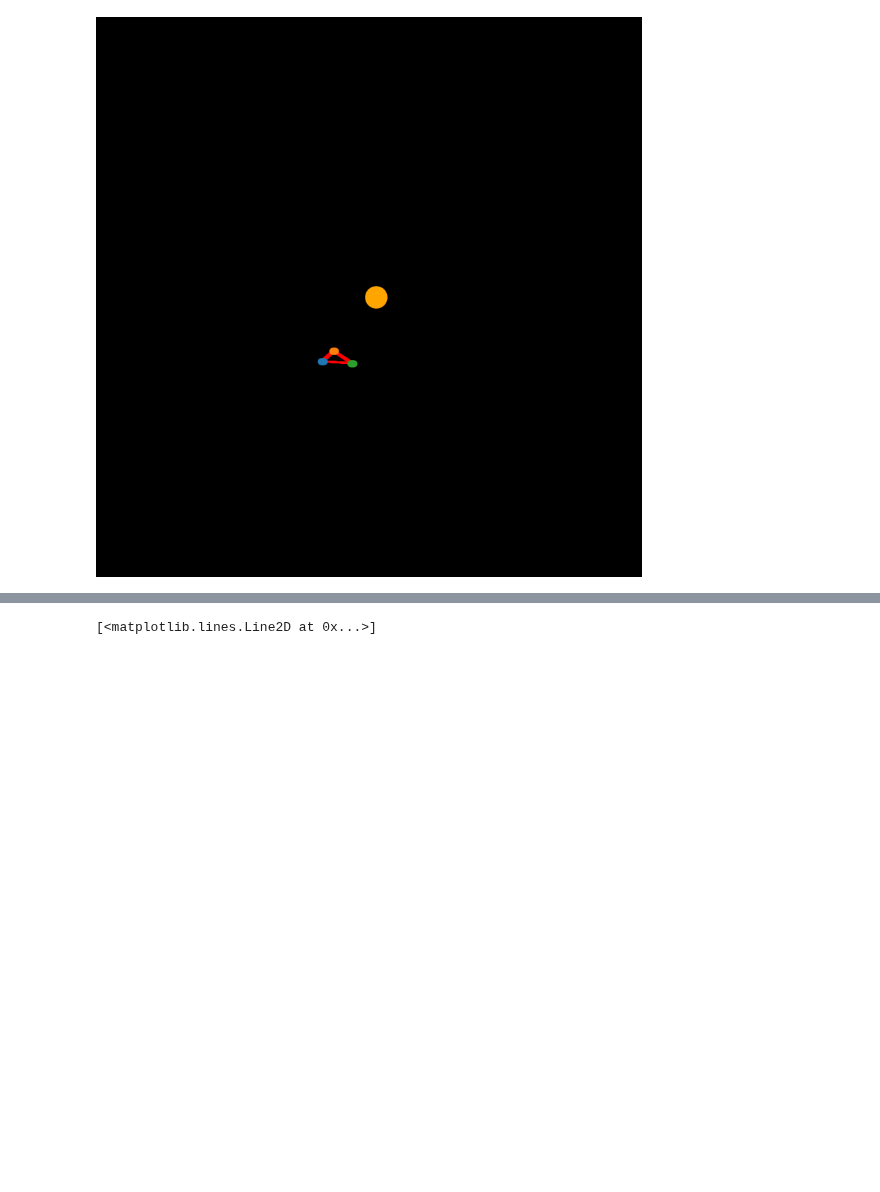
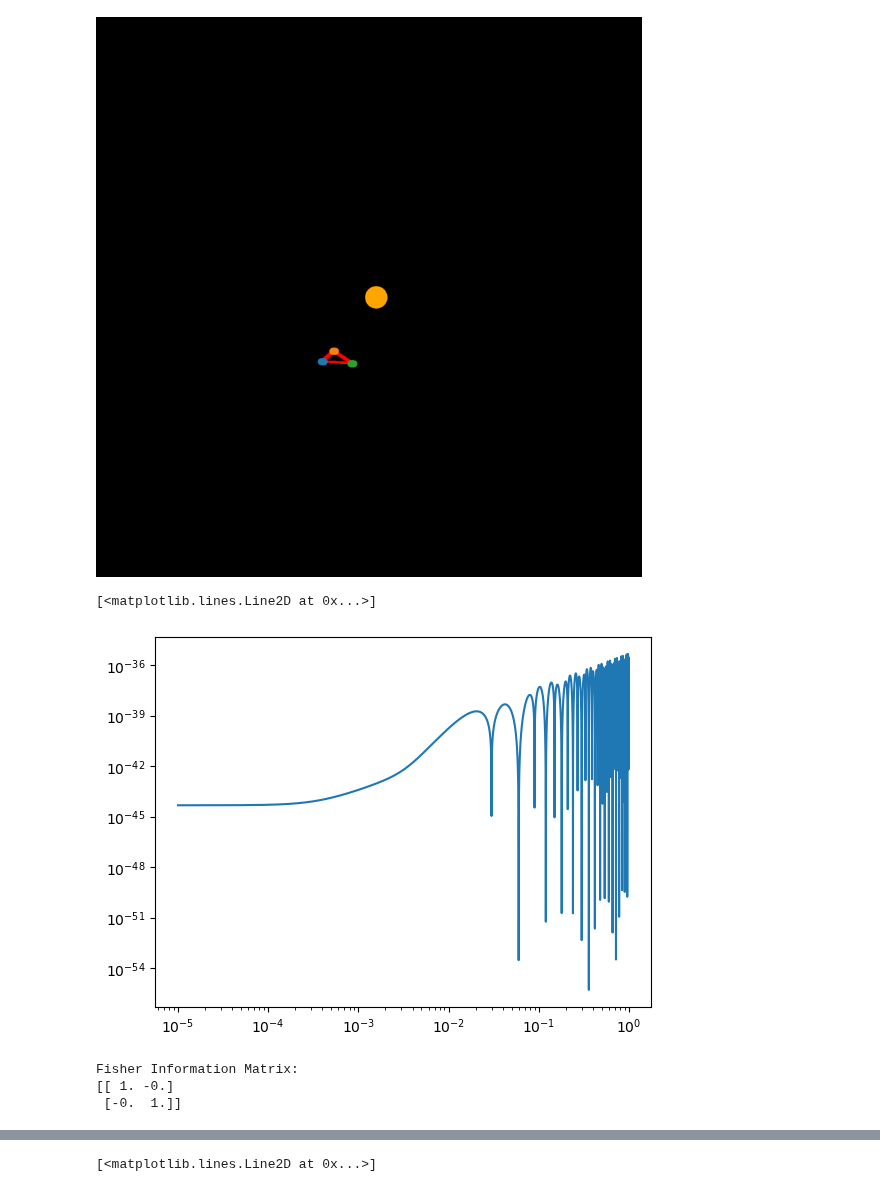
Before and after one commit to lorenzsp/ResponseRequirements, a Jupyter notebook: response_tutorial.ipynb, the cells around one changed output, grey strips where cells are left out. Saved outputs shown, nothing was run; the diff lists cells and outputs as text; code cells hidden in the pictures; blank space fills up the shorter version.

```diff
--- a/response_tutorial.ipynb
+++ b/response_tutorial.ipynb
@@ -39,11 +39,15 @@ plt.show()
 # %%
 psd = np.load("../EMRI-FoM/pipeline/TDI2_AE_psd.npy")
 # interpolate the psd with a cubic spline
 from scipy.interpolate import CubicSpline
 psd_interp = CubicSpline(psd[:, 0], psd[:, 1])
+plt.loglog(psd[:, 0], psd[:, 1], label="Original PSD")
+# %% [output]
+[<matplotlib.lines.Line2D at 0x...>]
+[figure, added]
 # %%
 use_gpu = True
-dt = 0.5
+dt = 0.25
 gb = GBWave(use_gpu=use_gpu, T=T, dt=dt)
 
 def get_response(orbit):
@@ -113,8 +117,46 @@ def compute_inn_and_den(fft_def, fft_dev, psd_, mask_sum, df):
     Re = d_h
     tan_phi_est = Im / Re
     phi_est = np.arctan(tan_phi_est)
-    print("estimated A and phi",A_est, phi_est)
+    # print("estimated A and phi and cos phi", A_est, phi_est, np.cos(phi_est))
     loglike_diff = 4 * xp.sum(xp.abs(fft_def[mask_sum] - fft_dev[mask_sum])**2 / psd_).real * df
     # print(loglike_diff, d_d + h_h -2*d_h)
     mismatch = xp.abs(1 - d_h / xp.sqrt(h_h * d_d))
-    return A_est, phi_est, mismatch
+    snr = xp.sqrt(h_h)
+    print("mismatch", mismatch, "snr", snr, "loglike_diff")
+    return A_est, phi_est, mismatch, snr
+
+def compute_information_matrix(A, delta_phi, rho_squared=1.0):
+    """
+    Compute the Fisher Information Matrix based on the second derivatives of the log-likelihood.
+
+    Parameters:
+        A (float): Amplitude scaling factor.
+        delta_phi (float): Phase difference in radians.
+        rho_squared (float): The squared signal-to-noise ratio (SNR), ρ².
+
+    Returns:
+        np.ndarray: 2x2 Fisher Information Matrix.
+    """
+    # Compute the second derivatives
+    d2L_dA2 = rho_squared  # -∂²_A ℒ
+    d2L_dphi2 = rho_squared * A * np.cos(delta_phi)  # -∂²_δφ ℒ
+    d2L_dAdphi = -rho_squared * np.sin(delta_phi)  # -∂_A ∂_δφ ℒ
+
+    # Construct the Fisher Information Matrix
+    fisher_matrix = np.array([
+        [d2L_dA2, d2L_dAdphi],
+        [d2L_dAdphi, d2L_dphi2]
+    ])
+
+    return fisher_matrix
+
+A = 1.0  # Example amplitude scaling factor
+delta_phi = 0.0  # Example phase difference in radians
+
+fisher_matrix = compute_information_matrix(A, delta_phi)
+print("Fisher Information Matrix:")
+print(fisher_matrix)
+# %% [output]
+Fisher Information Matrix:
+[[ 1. -0.]
+ [-0.  1.]]
```
Also changed, not shown: parts of 17 cells of this notebook.
